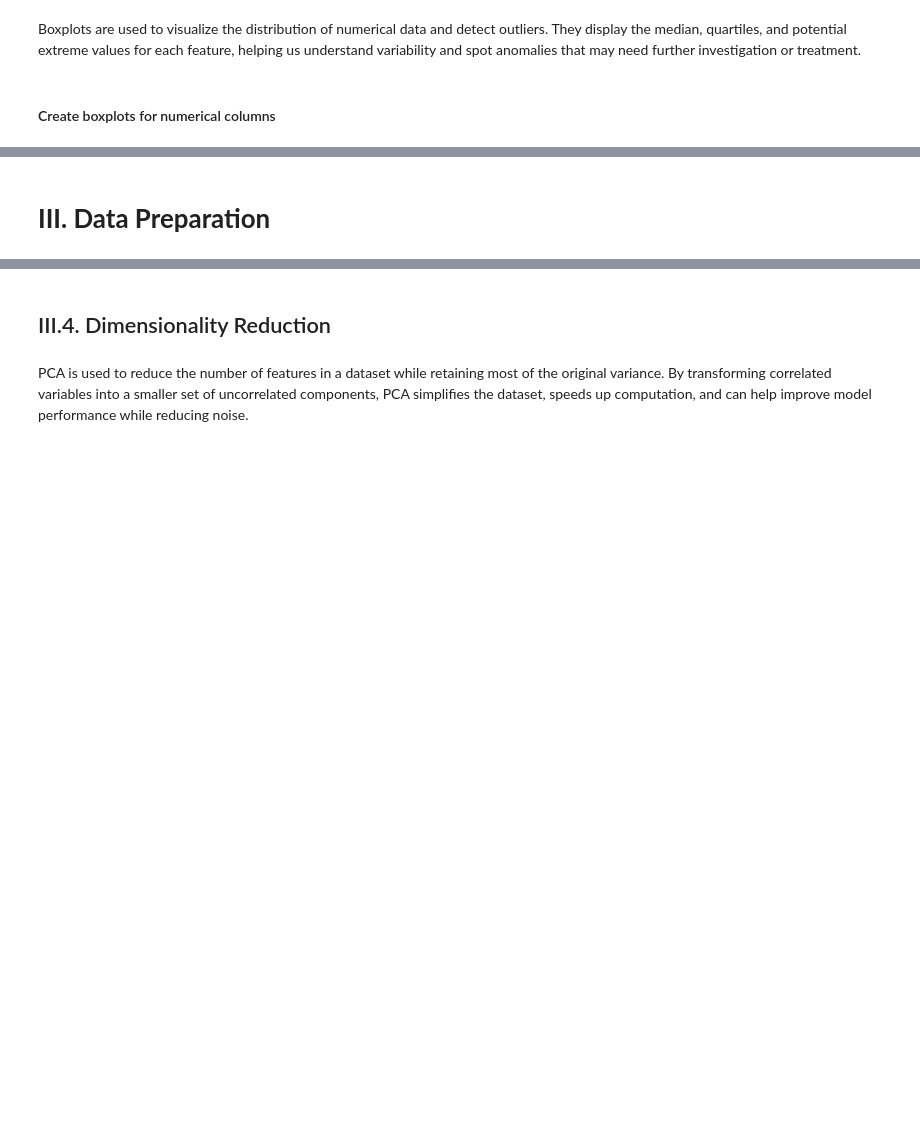
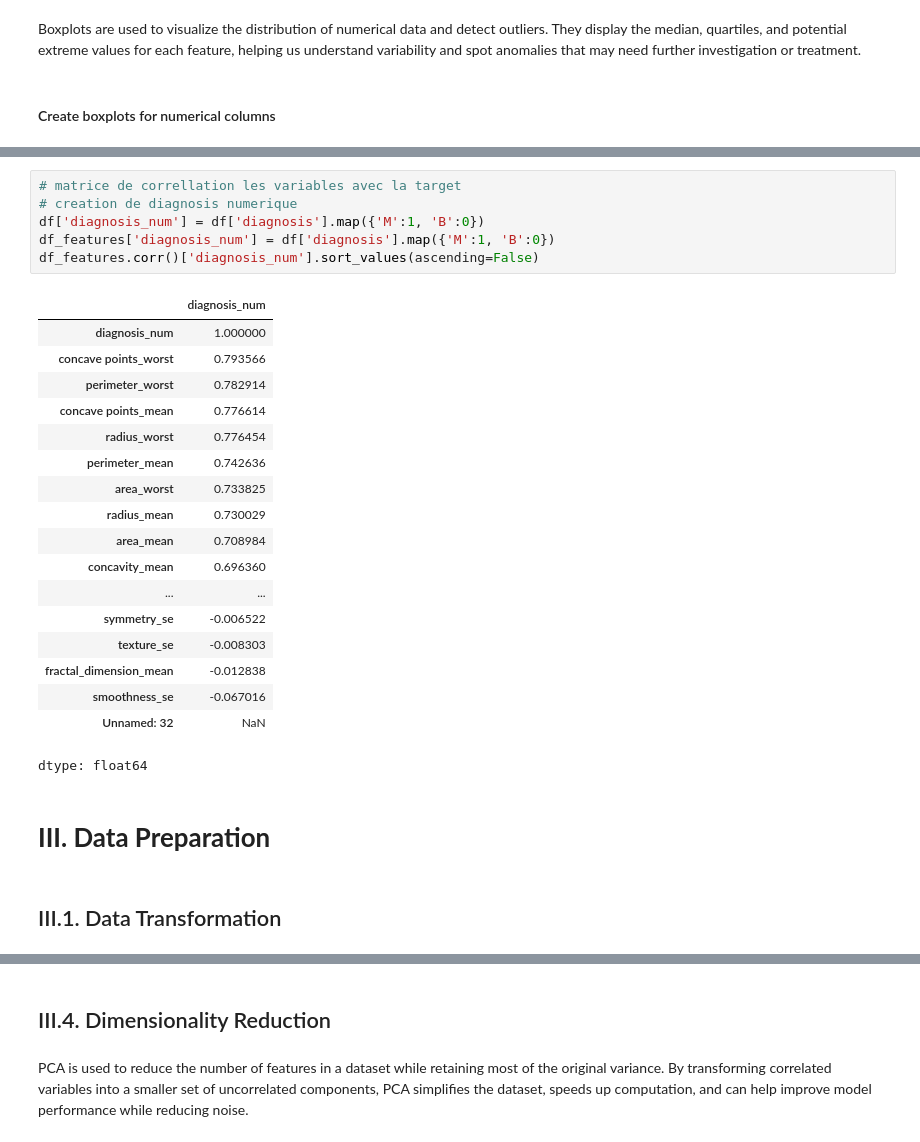
Before and after one commit to eyaguirat10/CoWin-Breast-Cancer-Detection, a Jupyter notebook: MiniProjet_ML2_.ipynb, the cells around one changed output, grey strips where cells are left out. Drawn from its saved outputs; the diff is of its cells as text; blank space fills up the shorter version.

```diff
--- a/MiniProjet_ML2_.ipynb
+++ b/MiniProjet_ML2_.ipynb
@@ -291,2 +270,29 @@ if len(categorical_cols) > 0:
+# %%
+# matrice de correllation les variables avec la target
+# creation de diagnosis numerique
+df['diagnosis_num'] = df['diagnosis'].map({'M':1, 'B':0})
+df_features['diagnosis_num'] = df['diagnosis'].map({'M':1, 'B':0})
+df_features.corr()['diagnosis_num'].sort_values(ascending=False)
+# %% [output]
+|  | diagnosis_num |
+| diagnosis_num | 1.000000 |
+| concave points_worst | 0.793566 |
+| perimeter_worst | 0.782914 |
+| concave points_mean | 0.776614 |
+| radius_worst | 0.776454 |
+| perimeter_mean | 0.742636 |
+| area_worst | 0.733825 |
+| radius_mean | 0.730029 |
+| area_mean | 0.708984 |
+| concavity_mean | 0.696360 |
+| ... | ... |
+| symmetry_se | -0.006522 |
+| texture_se | -0.008303 |
+| fractal_dimension_mean | -0.012838 |
+| smoothness_se | -0.067016 |
+| Unnamed: 32 | NaN |
+dtype: float64
 # %% [markdown]
 # **III. Data Preparation**
+# %% [markdown]
+## III.1. Data Transformation
```
Also changed, not shown: parts of 18 cells of this notebook.
